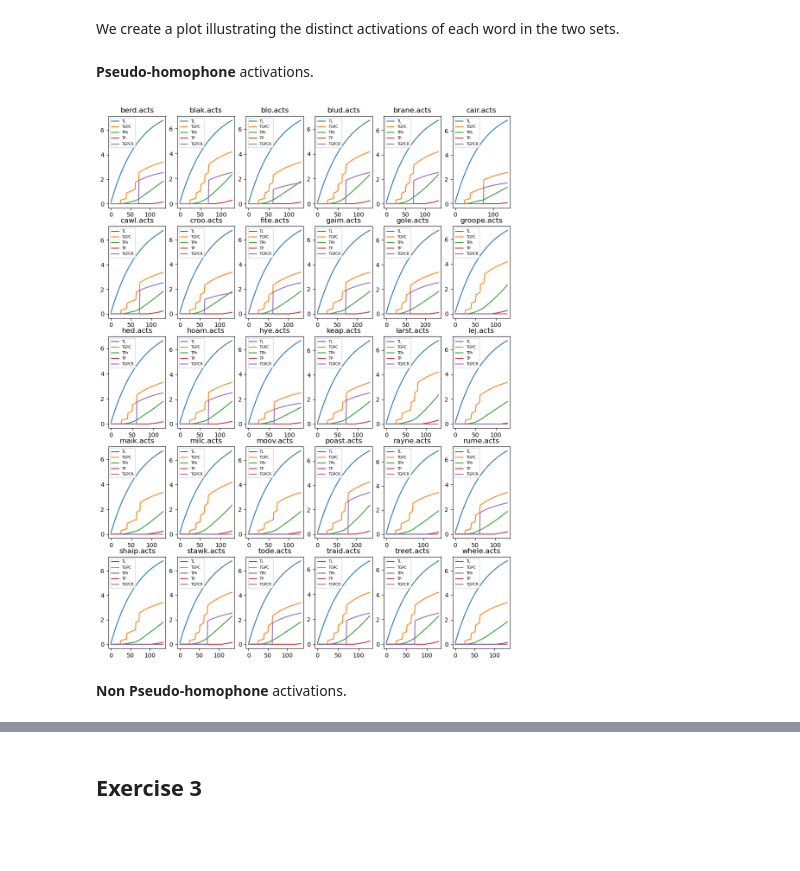
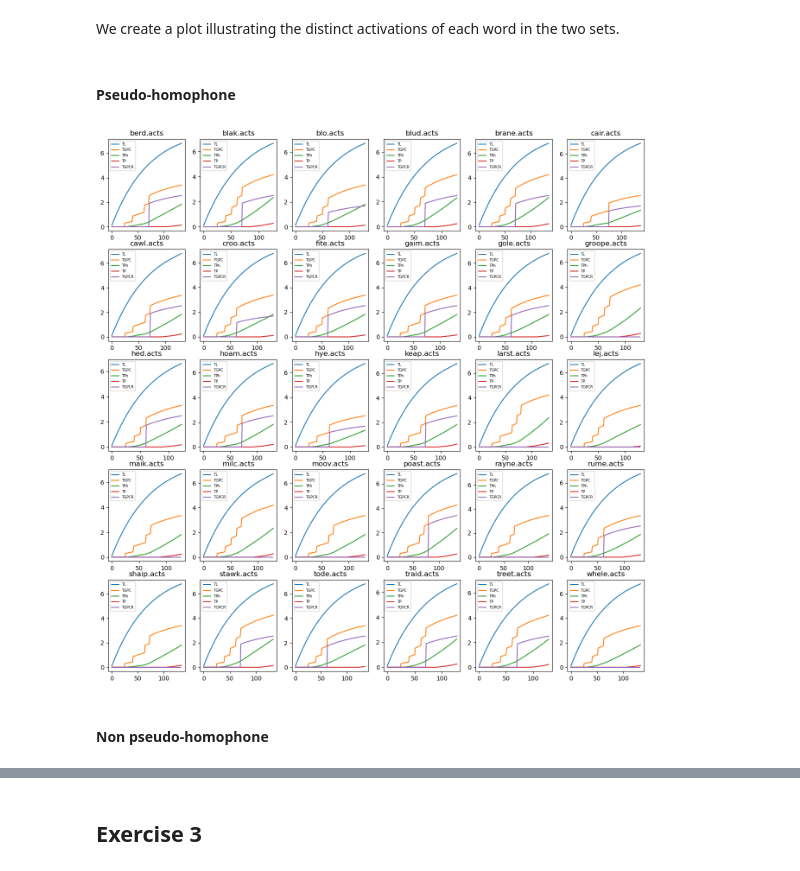
Before and after one commit to Quinta13/LRB_project, a Jupyter notebook: assignment2/exercises.ipynb, the cells around one changed output, grey strips where cells are left out. Cells and saved outputs as stored; diff of their text form; code cells hidden in the pictures; blank space fills up the shorter version.

```diff
--- a/assignment2/exercises.ipynb
+++ b/assignment2/exercises.ipynb
@@ -224,6 +206,6 @@ The **regular** word.
 # %%
 drc.run(
     word=avg_regular.word,
-    parameters=[(Parameter.OrthlexPhonlexExcitation, (0.10, 0.90, 10))]
+    parameters=[(Parameter.OrthlexLetterExcitation, (0.10, 0.90, 10))]
 ).plot_cycles()
 # %% [output]
@@ -248,10 +230,8 @@ We try to enhance the regularity by strengthening the connection responsible for
 # %%
-parameters_regularity = [
-    (Parameter.OrthlexLetterExcitation, 0.5),
-    (Parameter.OrthlexPhonlexExcitation, 0.5),
-    (Parameter.PhonlexOrthlexExcitation, 0.5)
+parameters_v1 = [
+    (Parameter.OrthlexLetterExcitation, 0.9),
 ]
 
-regular_results_reg   = drc.run(word=regular_file,   parameters=parameters_regularity)
-irregular_results_reg = drc.run(word=irregular_file, parameters=parameters_regularity)
+regular_results_v1  = drc.run(word=regular_file,   parameters=parameters_v1)
+irregular_results_v1 = drc.run(word=irregular_file, parameters=parameters_v1)
 # %% [output]
@@ -262,9 +242,7 @@ Conversely we make these connection weaker to indirectly help the single graphem
 # %%
-parameters_irregularity = [
+parameters_v2 = [
     (Parameter.OrthlexLetterExcitation, 0.1),
-    (Parameter.OrthlexPhonlexExcitation, 0.1),
-    (Parameter.PhonlexOrthlexExcitation, 0.1)
 ]
-regular_results_irreg   = drc.run(word=regular_file, parameters=parameters_irregularity)
-irregular_results_irreg = drc.run(word=irregular_file, parameters=parameters_irregularity)
+regular_results_v2  = drc.run(word=regular_file, parameters=parameters_v2)
+irregular_results_v2 = drc.run(word=irregular_file, parameters=parameters_v2)
 # %% [output]
@@ -406,11 +390,11 @@ There is evidence supporting the idea that pseudo-homophone words are generally
 # %% [markdown]
 We create a plot illustrating the distinct activations of each word in the two sets.
 # %% [markdown]
-**Pseudo-homophone** activations.
+#### Pseudo-homophone
 # %%
-ph_activations.plot_multiple(nrows=5, figsize=(12, 16))
+ph_activations.plot_multiple(nrows=5, figsize=(16, 16))
 # %% [output]
-[figure, old version]
+[figure, new version]
 # %% [markdown]
-**Non Pseudo-homophone** activations.
+#### Non pseudo-homophone
 # %%
```
Also changed, not shown: parts of 56 cells of this notebook, 1 other file.
